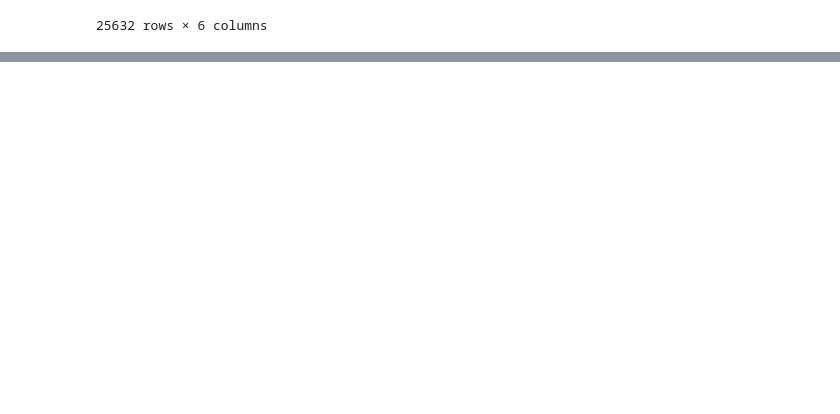
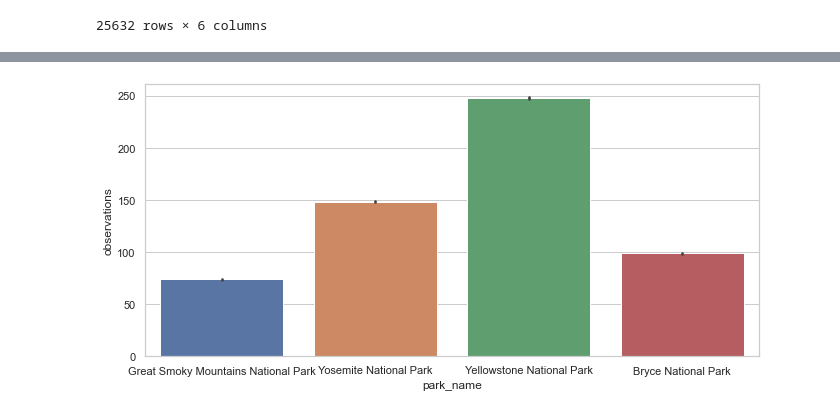
Before and after one commit to ClaudioLutz/Biodiversity, a Jupyter notebook: biodiversity.ipynb, the cells around one changed output, grey strips where cells are left out. Drawn from its saved outputs; the diff is of its cells as text; code cells hidden in the pictures; blank space fills up the shorter version.

```diff
--- a/biodiversity.ipynb
+++ b/biodiversity.ipynb
@@ -42,0 +50,6 @@ df_merge_col
+# %%
+plt.subplots(figsize=(11, 5))
+sns.barplot(x="park_name", y="observations", data=df)
+plt.show()
+# %% [output]
+[figure, added]
```
Also changed, not shown: parts of 5 cells of this notebook.
